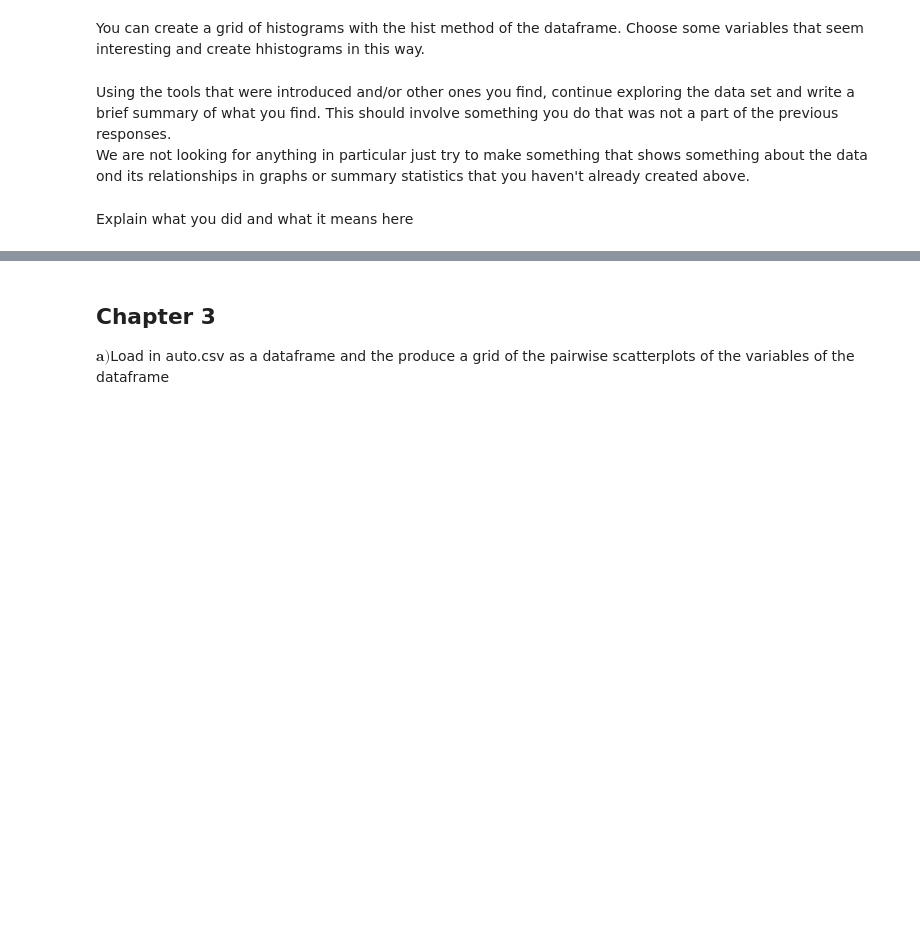
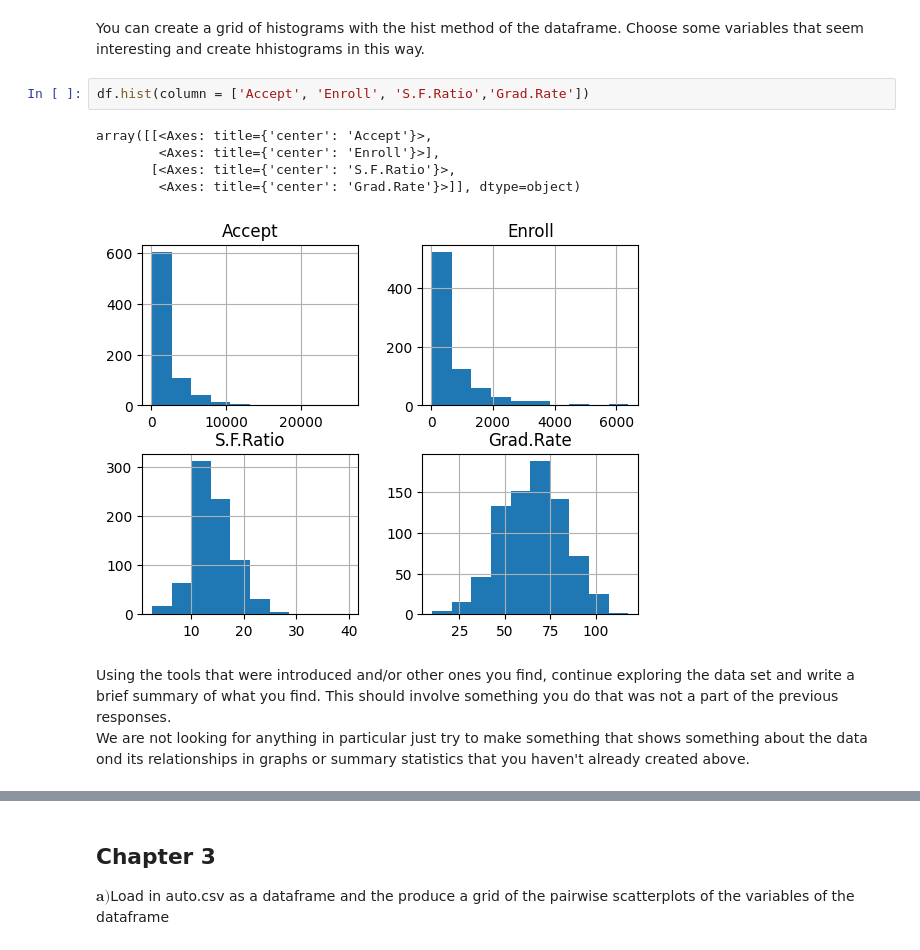
Before and after one commit to JedRoundy/Machine_Learning_For_Economists, a Jupyter notebook: PSET_3/pset3coding.ipynb, the cells around one changed output, grey strips where cells are left out. Cells and saved outputs as stored; diff of their text form; blank space fills up the shorter version.

```diff
--- a/PSET_3/pset3coding.ipynb
+++ b/PSET_3/pset3coding.ipynb
@@ -148,7 +159,13 @@ sns.histplot(df, )
 # %% [markdown]
 You can create a grid of histograms with the hist method of the dataframe. Choose some variables that seem interesting and create hhistograms in this way.
+# %%
+df.hist(column = ['Accept', 'Enroll', 'S.F.Ratio','Grad.Rate'])
+# %% [output]
+array([[<Axes: title={'center': 'Accept'}>,
+        <Axes: title={'center': 'Enroll'}>],
+       [<Axes: title={'center': 'S.F.Ratio'}>,
+        <Axes: title={'center': 'Grad.Rate'}>]], dtype=object)
+[figure, added]
 # %% [markdown]
 Using the tools that were introduced and/or other ones you find, continue exploring the data set and write a brief summary of what you find. This should involve something you do that was not a part of the previous responses.
 We are not looking for anything in particular just try to make something that shows something about the data ond its relationships in graphs or summary statistics that you haven't already created above.
-# %% [markdown]
-Explain what you did and what it means here
```
Also changed, not shown: parts of 28 cells of this notebook.
